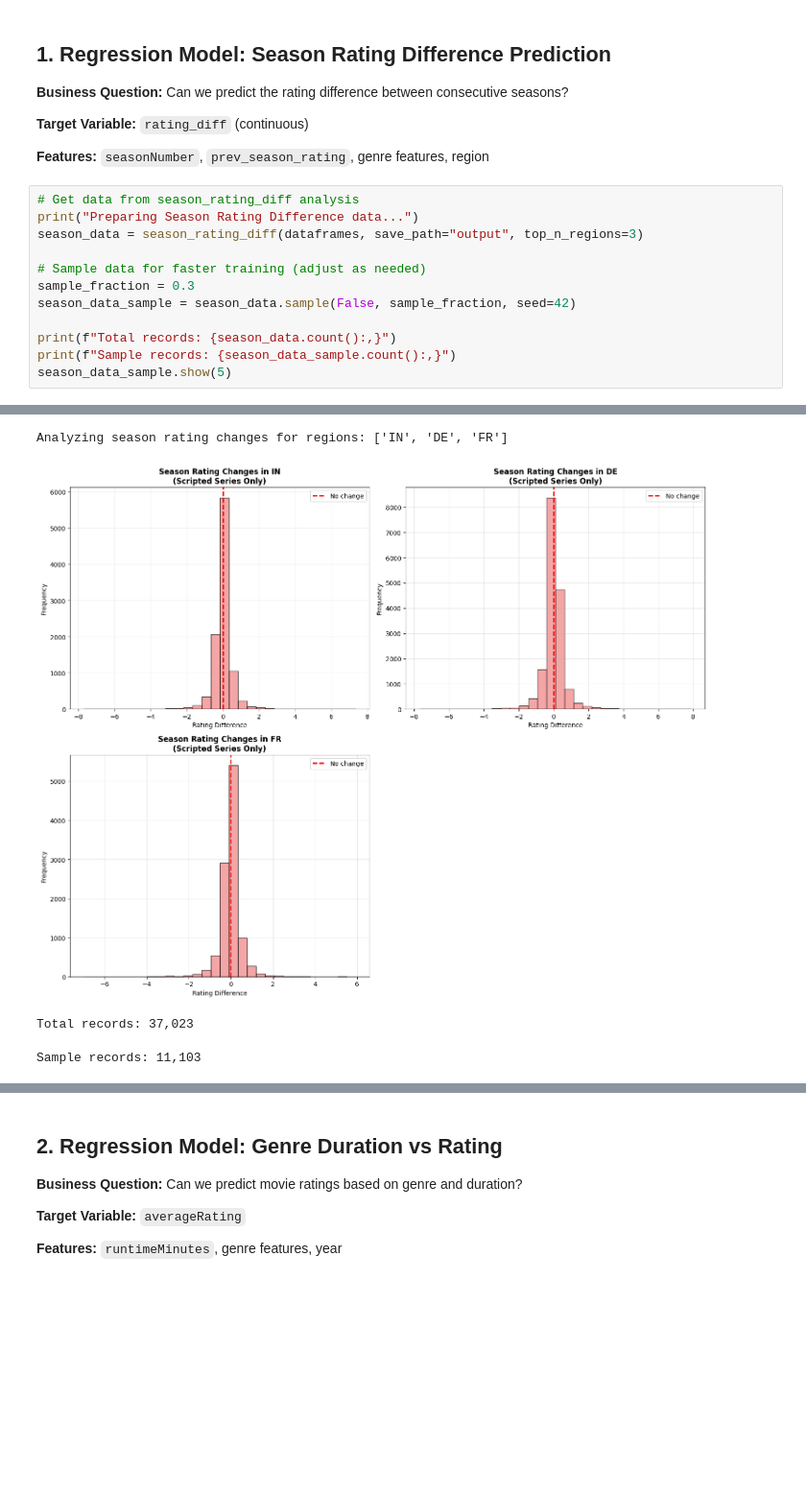
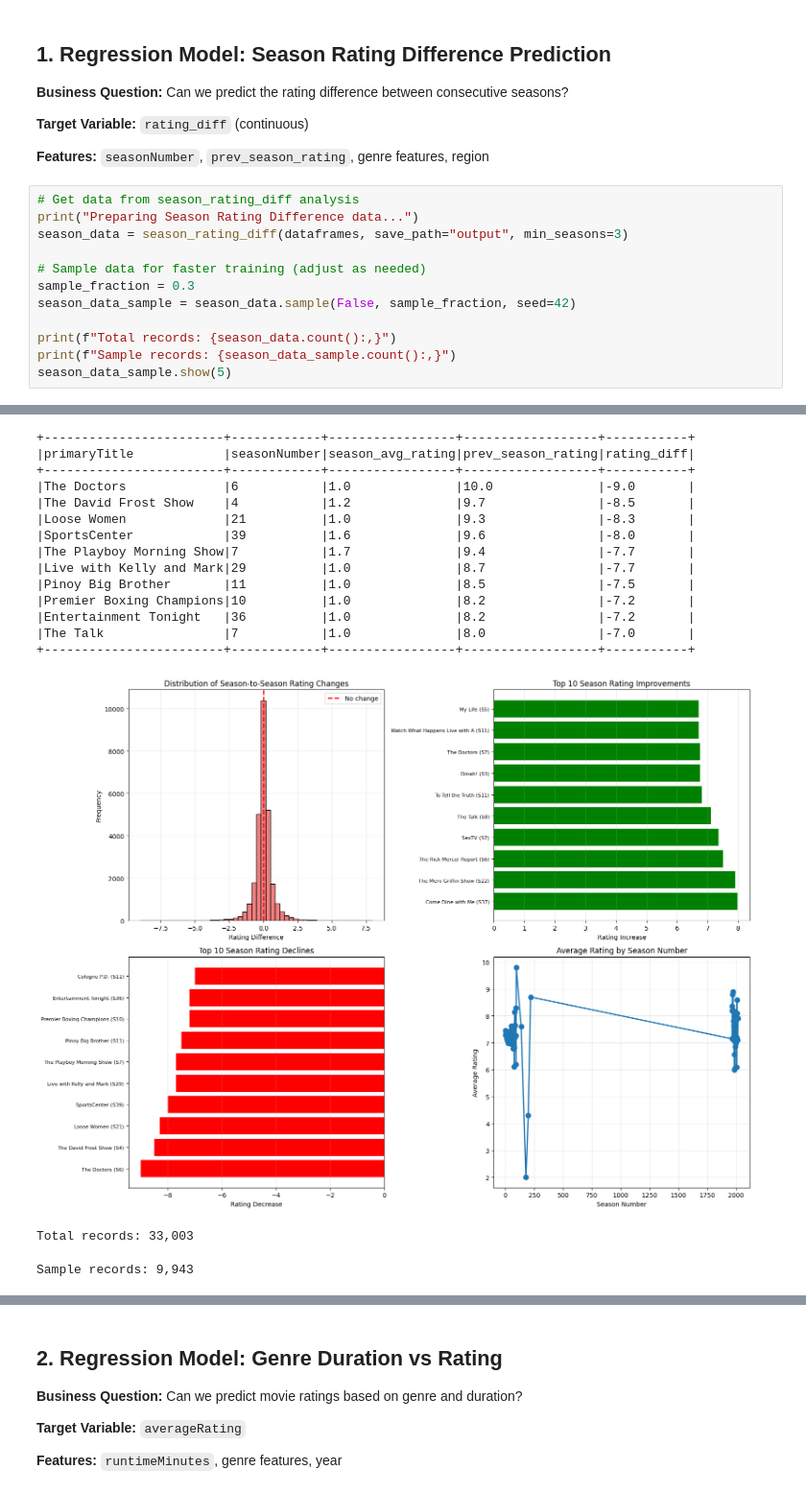
Before and after one commit to dmytrotm/imdb-spark-project, a Jupyter notebook: notebooks/ml_models_training.ipynb, the cells around one changed output, grey strips where cells are left out. Shown at 96% size. Drawn from its saved outputs; the diff is of its cells as text; blank space fills up the shorter version.

```diff
--- a/notebooks/ml_models_training.ipynb
+++ b/notebooks/ml_models_training.ipynb
@@ -80,7 +81,7 @@ Datasets loaded:
 # %%
 # Get data from season_rating_diff analysis
 print("Preparing Season Rating Difference data...")
-season_data = season_rating_diff(dataframes, save_path="output", top_n_regions=3)
+season_data = season_rating_diff(dataframes, save_path="output", min_seasons=3)
 
 # Sample data for faster training (adjust as needed)
 sample_fraction = 0.3
@@ -99,4 +118,17 @@ BUSINESS QUESTION: Season rating dynamics for scripted series with 3+ seasons by
-Analyzing season rating changes for regions: ['IN', 'DE', 'FR']
++------------------------+------------+-----------------+------------------+-----------+
+|primaryTitle            |seasonNumber|season_avg_rating|prev_season_rating|rating_diff|
++------------------------+------------+-----------------+------------------+-----------+
+|The Doctors             |6           |1.0              |10.0              |-9.0       |
+|The David Frost Show    |4           |1.2              |9.7               |-8.5       |
+|Loose Women             |21          |1.0              |9.3               |-8.3       |
+|SportsCenter            |39          |1.6              |9.6               |-8.0       |
+|The Playboy Morning Show|7           |1.7              |9.4               |-7.7       |
+|Live with Kelly and Mark|29          |1.0              |8.7               |-7.7       |
+|Pinoy Big Brother       |11          |1.0              |8.5               |-7.5       |
+|Premier Boxing Champions|10          |1.0              |8.2               |-7.2       |
+|Entertainment Tonight   |36          |1.0              |8.2               |-7.2       |
+|The Talk                |7           |1.0              |8.0               |-7.0       |
++------------------------+------------+-----------------+------------------+-----------+
-[figure, old version]
+[figure, new version]
-Total records: 37,023
+Total records: 33,003
-Sample records: 11,103
+Sample records: 9,943
```
Also changed, not shown: parts of 26 cells of this notebook.
